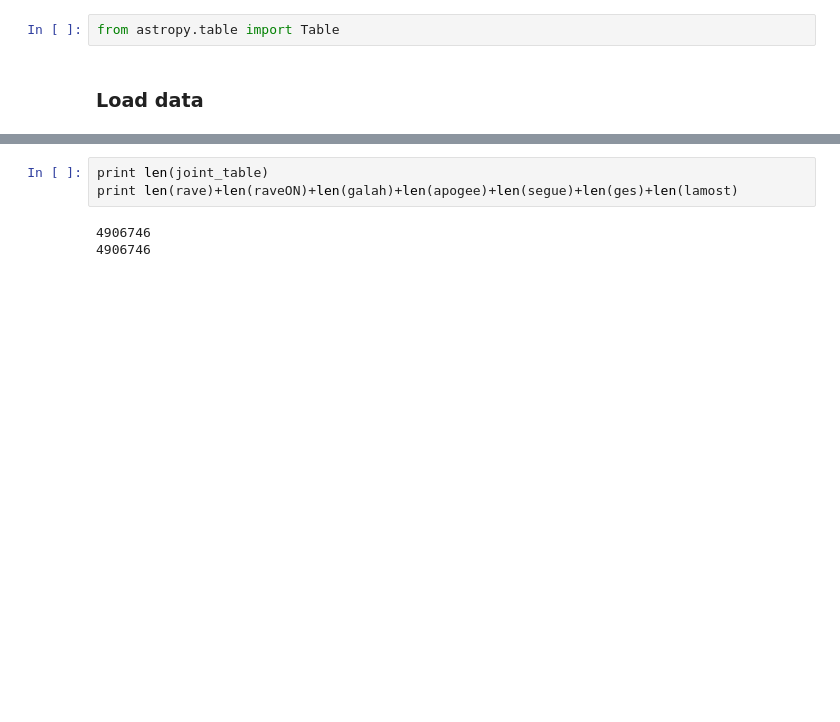
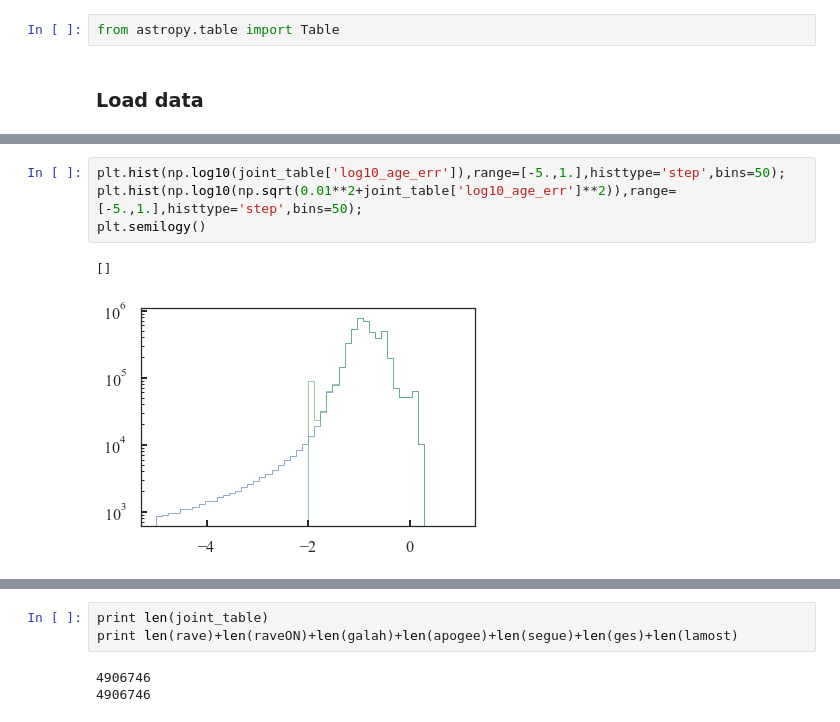
Before and after one commit to jls713/gaia_dr2_spectro, a Jupyter notebook: notebooks/InputOutputWithPrior.ipynb, the cells around one changed output, grey strips where cells are left out. Drawn from its saved outputs; the diff is of its cells as text; blank space fills up the shorter version.

```diff
--- a/notebooks/InputOutputWithPrior.ipynb
+++ b/notebooks/InputOutputWithPrior.ipynb
@@ -53,0 +84,7 @@ joint['age']=np.power(10.,joint['log10_age'])
+# %%
+plt.hist(np.log10(joint_table['log10_age_err']),range=[-5.,1.],histtype='step',bins=50);
+plt.hist(np.log10(np.sqrt(0.01**2+joint_table['log10_age_err']**2)),range=[-5.,1.],histtype='step',bins=50);
+plt.semilogy()
+# %% [output]
+[]
+[figure, added]
```
Also changed, not shown: parts of 22 cells of this notebook, 37 other files.
